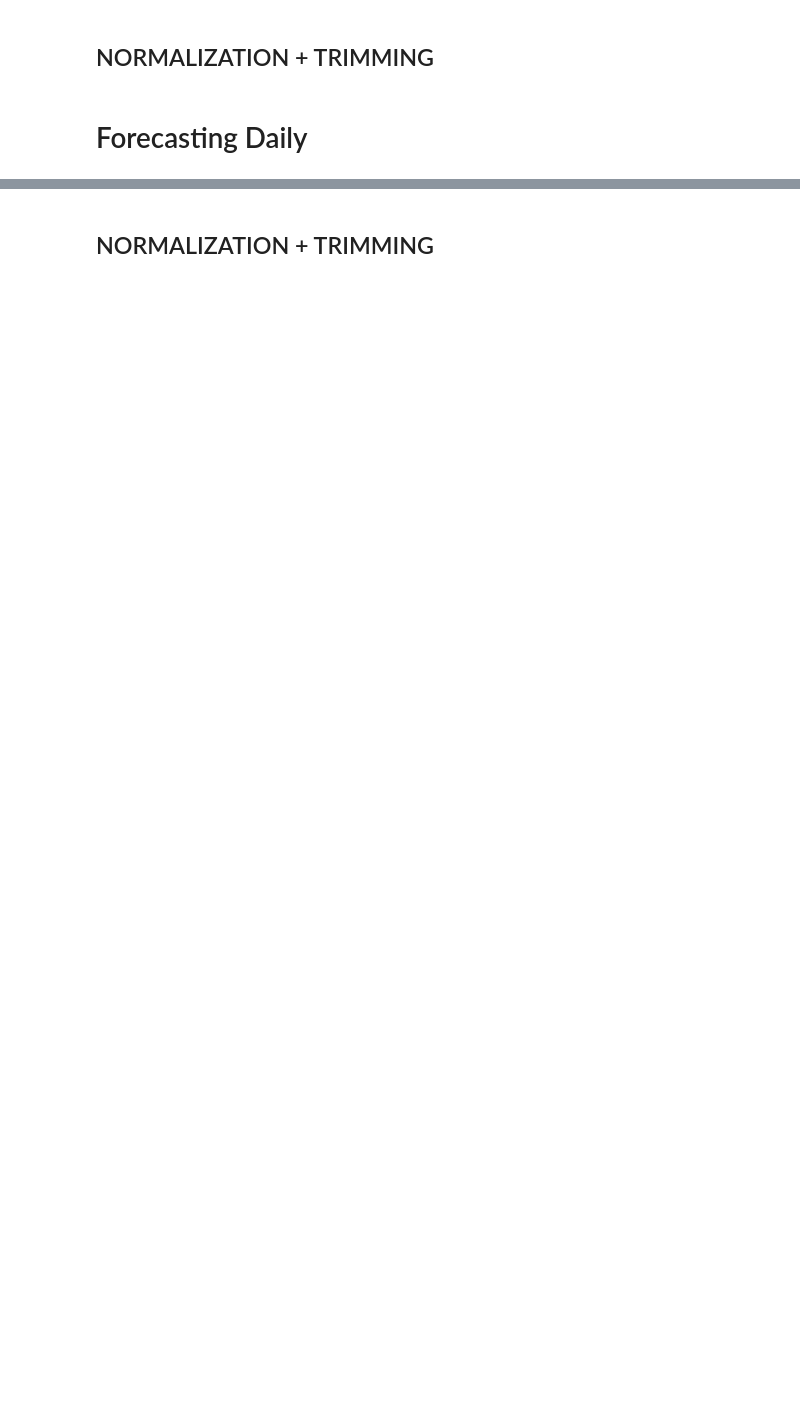
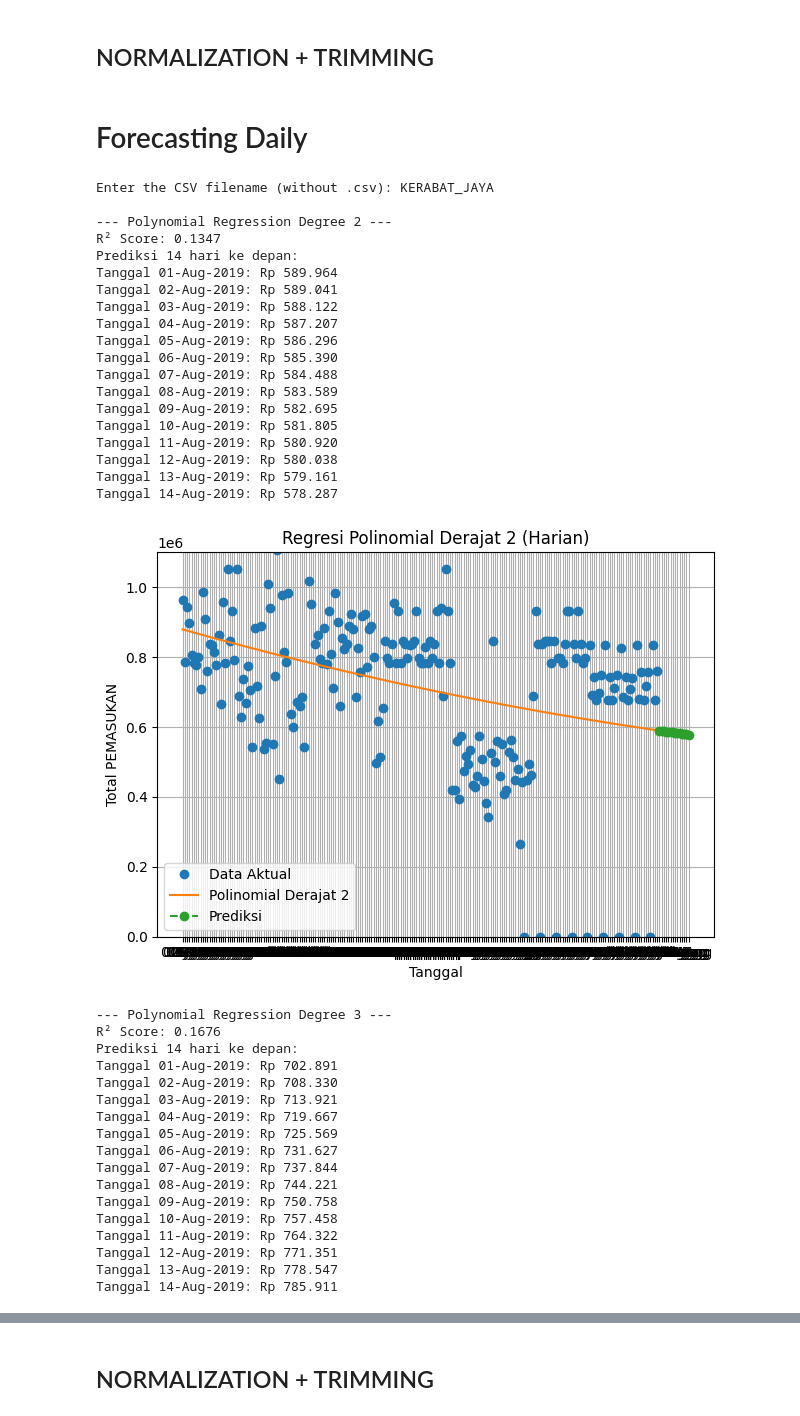
Before and after one commit to HaykalRamadhan/forecasting, a Jupyter notebook: UP.ipynb, the cells around one changed output, grey strips where cells are left out. Saved outputs shown, nothing was run; the diff lists cells and outputs as text; code cells hidden in the pictures; blank space fills up the shorter version.

```diff
--- a/UP.ipynb
+++ b/UP.ipynb
@@ -468,7 +483,7 @@ ct.columns = ct.columns.str.strip().str.upper()
 ct = ct.rename(columns={'TANGGAL': 'Tanggal', 'PEMASUKKAN': 'PEMASUKAN'})
 
 # Konversi tanggal ke datetime
-ct['Tanggal'] = pd.to_datetime(ct['Tanggal'], dayfirst=True)
+ct['Tanggal'] = pd.to_datetime(ct['Tanggal'])
 
 # Konversi PEMASUKAN ke angka (hapus titik, koma, dan karakter non-angka jika perlu)
 ct['PEMASUKAN'] = ct['PEMASUKAN'].replace('[^0-9]', '', regex=True).astype(float)
@@ -504,30 +519,68 @@ for degree in [2, 3, 4]:
     y_p = func(x)
     y_p2 = func(x2)
 
     r2 = compute_r2(y, y_p)
     print(f"R² Score: {r2:.4f}")
     print("Prediksi 14 hari ke depan:")
     for date, pred in zip(future_dates, y_p2):
         print(f"Tanggal {date.strftime('%d-%b-%Y')}: Rp {int(pred):,}".replace(",", "."))
 
     # Label sumbu x sebagai tanggal
     all_labels = list(ct['Tanggal'].dt.strftime('%d-%b')) + [date.strftime('%d-%b') for date in future_dates]
 
     # Gabungkan semua x dan y untuk plotting
     all_x = np.concatenate([x, x2])
     all_y = np.concatenate([y, y_p2])
 
     # Plot
     plt.plot(all_labels[:len(y)], y, linestyle="none", marker='o', label='Data Aktual')
     plt.plot(all_labels[:len(y)], y_p, label=f'Polinomial Derajat {degree}')
     plt.plot(all_labels[len(y):], y_p2, marker='o', linestyle='dashed', label='Prediksi')
 
     plt.xlabel('Tanggal')
     plt.ylabel('Total PEMASUKAN')
     plt.ylim(top=1100000, bottom=0)  # Adjust this based on your data
     plt.title(f'Regresi Polinomial Derajat {degree} (Harian)')
     # plt.xticks(rotation=45)
     plt.legend()
     plt.grid(True)
     plt.tight_layout()
     plt.show()
+# %% [output]
+Enter the CSV filename (without .csv): KERABAT_JAYA
+
+--- Polynomial Regression Degree 2 ---
+R² Score: 0.1347
+Prediksi 14 hari ke depan:
+Tanggal 01-Aug-2019: Rp 589.964
+Tanggal 02-Aug-2019: Rp 589.041
+Tanggal 03-Aug-2019: Rp 588.122
+Tanggal 04-Aug-2019: Rp 587.207
+Tanggal 05-Aug-2019: Rp 586.296
+Tanggal 06-Aug-2019: Rp 585.390
+Tanggal 07-Aug-2019: Rp 584.488
+Tanggal 08-Aug-2019: Rp 583.589
+Tanggal 09-Aug-2019: Rp 582.695
+Tanggal 10-Aug-2019: Rp 581.805
+Tanggal 11-Aug-2019: Rp 580.920
+Tanggal 12-Aug-2019: Rp 580.038
+Tanggal 13-Aug-2019: Rp 579.161
+Tanggal 14-Aug-2019: Rp 578.287
+[figure, added]
+--- Polynomial Regression Degree 3 ---
+R² Score: 0.1676
+Prediksi 14 hari ke depan:
+Tanggal 01-Aug-2019: Rp 702.891
+Tanggal 02-Aug-2019: Rp 708.330
+Tanggal 03-Aug-2019: Rp 713.921
+Tanggal 04-Aug-2019: Rp 719.667
+Tanggal 05-Aug-2019: Rp 725.569
+Tanggal 06-Aug-2019: Rp 731.627
+Tanggal 07-Aug-2019: Rp 737.844
+Tanggal 08-Aug-2019: Rp 744.221
+Tanggal 09-Aug-2019: Rp 750.758
+Tanggal 10-Aug-2019: Rp 757.458
+Tanggal 11-Aug-2019: Rp 764.322
+Tanggal 12-Aug-2019: Rp 771.351
+Tanggal 13-Aug-2019: Rp 778.547
+Tanggal 14-Aug-2019: Rp 785.911
```
Also changed, not shown: parts of 3 cells of this notebook.
